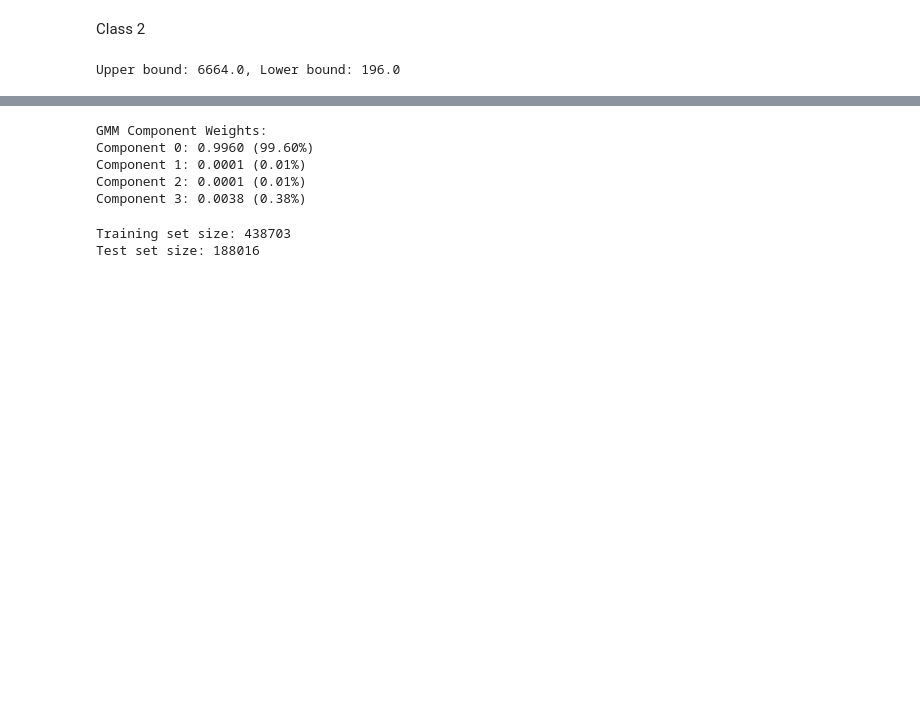
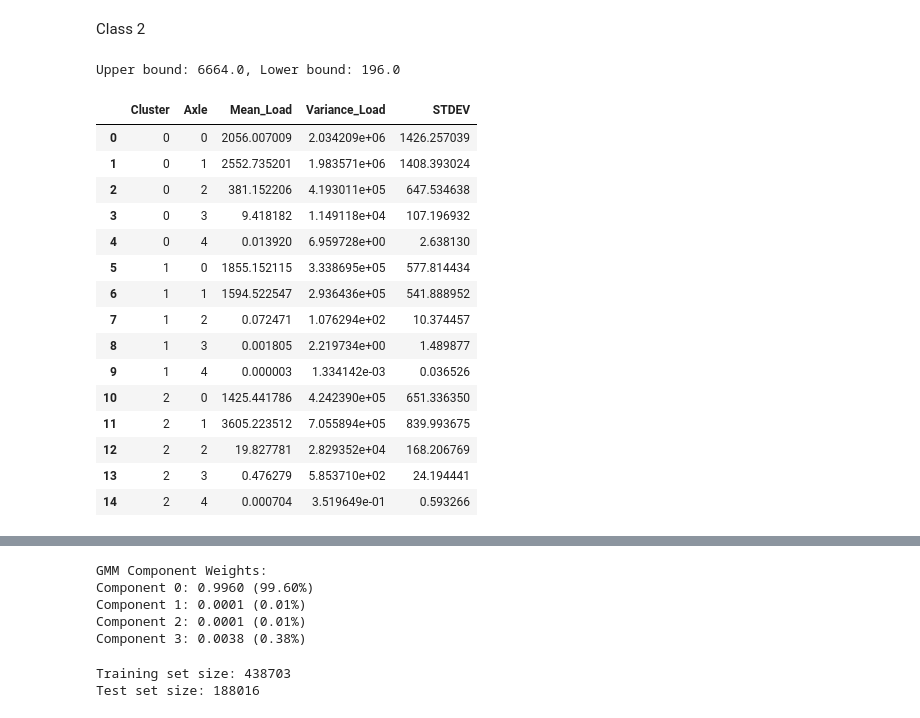
Before and after one commit to rda329/Fall25_Capstone_DSE, a Jupyter notebook: Data_Exploration/decision_tree.ipynb, the cells around one changed output, grey strips where cells are left out. Cells and saved outputs as stored; diff of their text form; code cells hidden in the pictures; blank space fills up the shorter version.

```diff
--- a/Data_Exploration/decision_tree.ipynb
+++ b/Data_Exploration/decision_tree.ipynb
@@ -187 +215,21 @@ num_clusters = 4
 k3_model, df_spark2 = fit_gmm_spark(df_spark,cols, num_clusters, max_iter)
+# %%
+marginal_dist_df = pd.DataFrame(get_distribution_params(k3_model, num_clusters))
+marginal_dist_df
+# %% [output]
+|  | Cluster | Axle | Mean_Load | Variance_Load | STDEV |
+| 0 | 0 | 0 | 2056.007009 | 2.034209e+06 | 1426.257039 |
+| 1 | 0 | 1 | 2552.735201 | 1.983571e+06 | 1408.393024 |
+| 2 | 0 | 2 | 381.152206 | 4.193011e+05 | 647.534638 |
+| 3 | 0 | 3 | 9.418182 | 1.149118e+04 | 107.196932 |
+| 4 | 0 | 4 | 0.013920 | 6.959728e+00 | 2.638130 |
+| 5 | 1 | 0 | 1855.152115 | 3.338695e+05 | 577.814434 |
+| 6 | 1 | 1 | 1594.522547 | 2.936436e+05 | 541.888952 |
+| 7 | 1 | 2 | 0.072471 | 1.076294e+02 | 10.374457 |
+| 8 | 1 | 3 | 0.001805 | 2.219734e+00 | 1.489877 |
+| 9 | 1 | 4 | 0.000003 | 1.334142e-03 | 0.036526 |
+| 10 | 2 | 0 | 1425.441786 | 4.242390e+05 | 651.336350 |
+| 11 | 2 | 1 | 3605.223512 | 7.055894e+05 | 839.993675 |
+| 12 | 2 | 2 | 19.827781 | 2.829352e+04 | 168.206769 |
+| 13 | 2 | 3 | 0.476279 | 5.853710e+02 | 24.194441 |
+| 14 | 2 | 4 | 0.000704 | 3.519649e-01 | 0.593266 |
```
Also changed, not shown: parts of 18 cells of this notebook.
